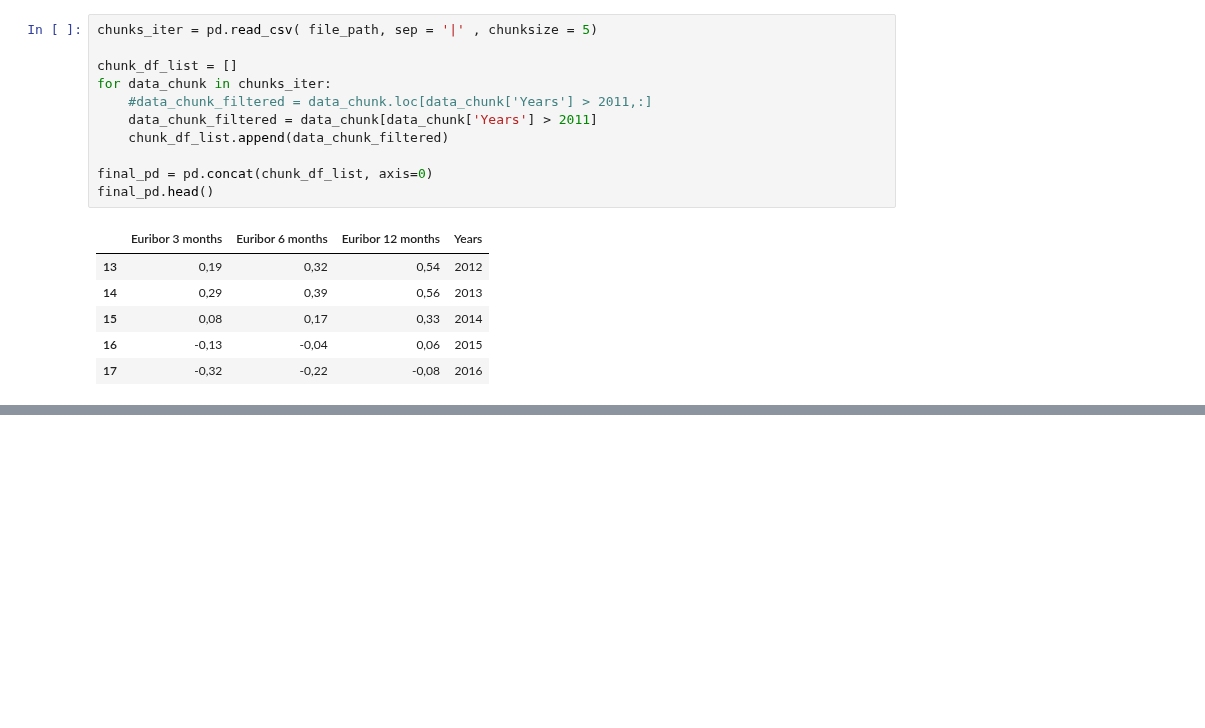
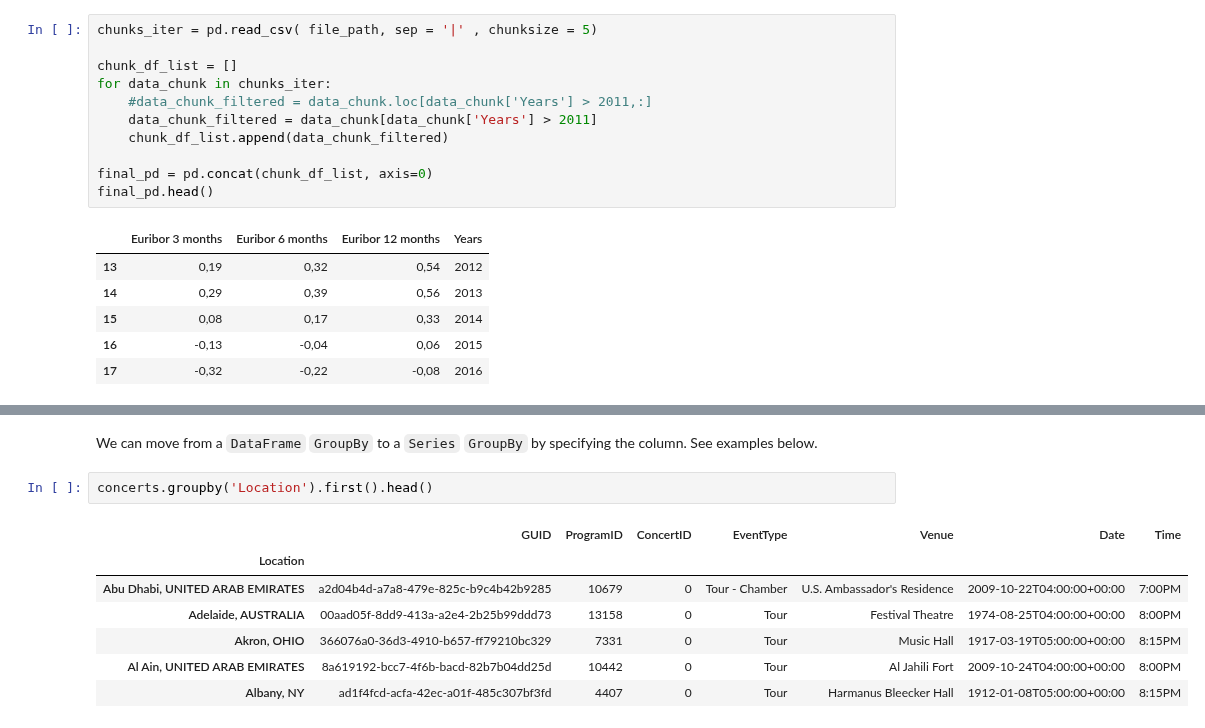
Before and after one commit to jnpicao/LDSSA-batch3-workspace, a Jupyter notebook: S02 - Data Wrangling/S02 - Data Wrangling - resumo.ipynb, the cells around one changed output, grey strips where cells are left out. Saved outputs shown, nothing was run; the diff lists cells and outputs as text; blank space fills up the shorter version.

```diff
--- a/S02 - Data Wrangling/S02 - Data Wrangling - resumo.ipynb
+++ b/S02 - Data Wrangling/S02 - Data Wrangling - resumo.ipynb
@@ -318,0 +477,12 @@ final_pd.head()
+# %% [markdown]
+We can move from a `DataFrame` `GroupBy` to a `Series` `GroupBy` by specifying the column. See examples below.
+# %%
+concerts.groupby('Location').first().head()
+# %% [output]
+|  | GUID | ProgramID | ConcertID | EventType | Venue | Date | Time |
+| Location |  |  |  |  |  |  |  |
+| Abu Dhabi, UNITED ARAB EMIRATES | a2d04b4d-a7a8-479e-825c-b9c4b42b9285 | 10679 | 0 | Tour - Chamber | U.S. Ambassador's Residence | 2009-10-22T04:00:00+00:00 | 7:00PM |
+| Adelaide, AUSTRALIA | 00aad05f-8dd9-413a-a2e4-2b25b99ddd73 | 13158 | 0 | Tour | Festival Theatre | 1974-08-25T04:00:00+00:00 | 8:00PM |
+| Akron, OHIO | 366076a0-36d3-4910-b657-ff79210bc329 | 7331 | 0 | Tour | Music Hall | 1917-03-19T05:00:00+00:00 | 8:15PM |
+| Al Ain, UNITED ARAB EMIRATES | 8a619192-bcc7-4f6b-bacd-82b7b04dd25d | 10442 | 0 | Tour | Al Jahili Fort | 2009-10-24T04:00:00+00:00 | 8:00PM |
+| Albany, NY | ad1f4fcd-acfa-42ec-a01f-485c307bf3fd | 4407 | 0 | Tour | Harmanus Bleecker Hall | 1912-01-08T05:00:00+00:00 | 8:15PM |
```
Also changed, not shown: parts of 35 cells of this notebook, 1 other file.
